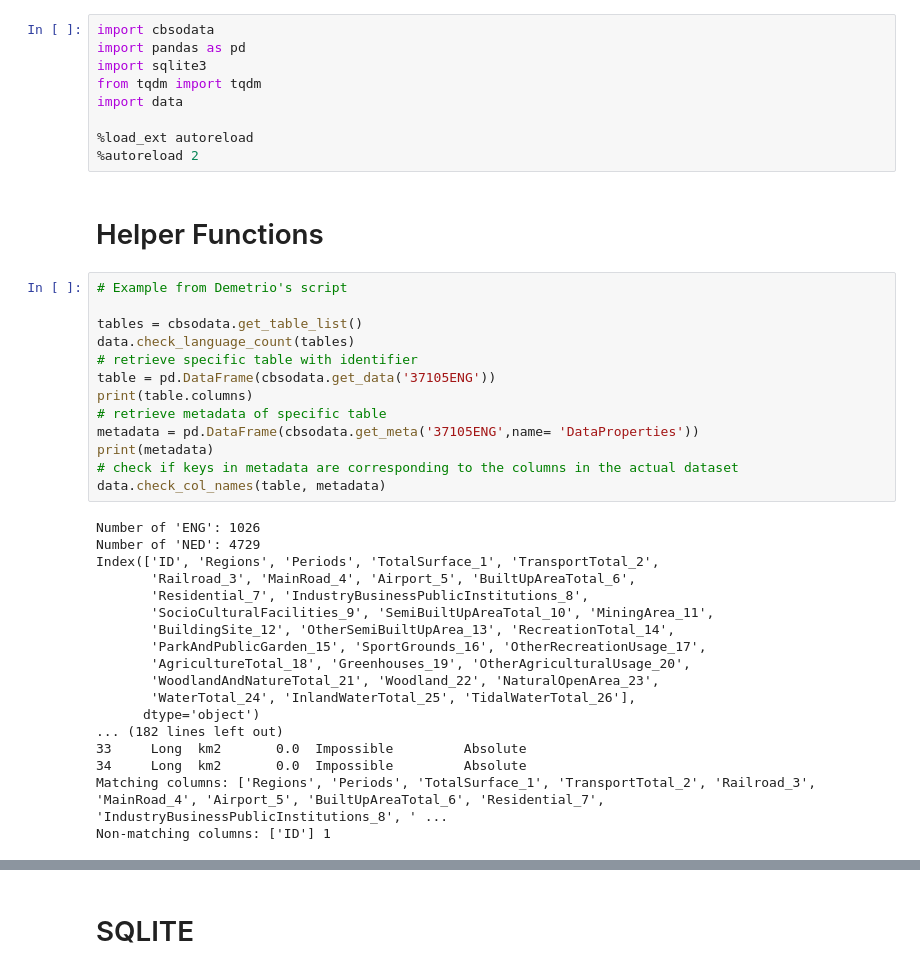
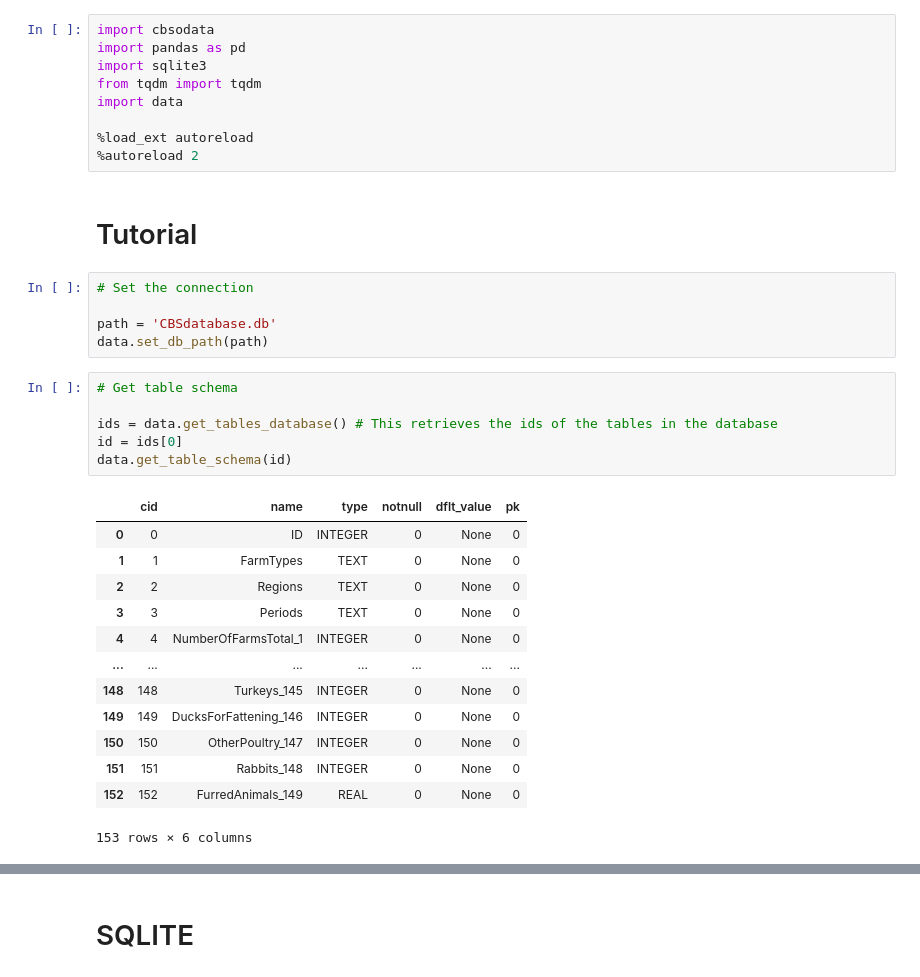
Before and after one commit to DominicVerschoor/CBS-Statistical-Assistant, a Jupyter notebook: data/api2sqldb.ipynb, the cells around one changed output, grey strips where cells are left out. Cells and saved outputs as stored; diff of their text form.

```diff
--- a/data/api2sqldb.ipynb
+++ b/data/api2sqldb.ipynb
@@ -7,36 +7,30 @@ import data
 
 %load_ext autoreload
 %autoreload 2
-# %% [markdown]
-# Helper Functions
-# %%
-# Example from Demetrio's script
-
-tables = cbsodata.get_table_list()
-data.check_language_count(tables)
-# retrieve specific table with identifier
-table = pd.DataFrame(cbsodata.get_data('37105ENG'))
-print(table.columns)
-# retrieve metadata of specific table
-metadata = pd.DataFrame(cbsodata.get_meta('37105ENG',name= 'DataProperties'))
-print(metadata)
-# check if keys in metadata are corresponding to the columns in the actual dataset
-data.check_col_names(table, metadata)
-# %% [output]
-Number of 'ENG': 1026
-Number of 'NED': 4729
-Index(['ID', 'Regions', 'Periods', 'TotalSurface_1', 'TransportTotal_2',
-       'Railroad_3', 'MainRoad_4', 'Airport_5', 'BuiltUpAreaTotal_6',
-       'Residential_7', 'IndustryBusinessPublicInstitutions_8',
-       'SocioCulturalFacilities_9', 'SemiBuiltUpAreaTotal_10', 'MiningArea_11',
-       'BuildingSite_12', 'OtherSemiBuiltUpArea_13', 'RecreationTotal_14',
-       'ParkAndPublicGarden_15', 'SportGrounds_16', 'OtherRecreationUsage_17',
-       'AgricultureTotal_18', 'Greenhouses_19', 'OtherAgriculturalUsage_20',
-       'WoodlandAndNatureTotal_21', 'Woodland_22', 'NaturalOpenArea_23',
-       'WaterTotal_24', 'InlandWaterTotal_25', 'TidalWaterTotal_26'],
-      dtype='object')
-... (182 lines left out)
-33     Long  km2       0.0  Impossible         Absolute
-34     Long  km2       0.0  Impossible         Absolute
-Matching columns: ['Regions', 'Periods', 'TotalSurface_1', 'TransportTotal_2', 'Railroad_3', 'MainRoad_4', 'Airport_5', 'BuiltUpAreaTotal_6', 'Residential_7', 'IndustryBusinessPublicInstitutions_8', ' ...
-Non-matching columns: ['ID'] 1
+# %% [markdown]
+# Tutorial
+# %%
+# Set the connection
+
+path = 'CBSdatabase.db'
+data.set_db_path(path)
+# %%
+# Get table schema
+
+ids = data.get_tables_database() # This retrieves the ids of the tables in the database
+id = ids[0]
+data.get_table_schema(id)
+# %% [output]
+|  | cid | name | type | notnull | dflt_value | pk |
+| 0 | 0 | ID | INTEGER | 0 | None | 0 |
+| 1 | 1 | FarmTypes | TEXT | 0 | None | 0 |
+| 2 | 2 | Regions | TEXT | 0 | None | 0 |
+| 3 | 3 | Periods | TEXT | 0 | None | 0 |
+| 4 | 4 | NumberOfFarmsTotal_1 | INTEGER | 0 | None | 0 |
+| ... | ... | ... | ... | ... | ... | ... |
+| 148 | 148 | Turkeys_145 | INTEGER | 0 | None | 0 |
+| 149 | 149 | DucksForFattening_146 | INTEGER | 0 | None | 0 |
+| 150 | 150 | OtherPoultry_147 | INTEGER | 0 | None | 0 |
+| 151 | 151 | Rabbits_148 | INTEGER | 0 | None | 0 |
+| 152 | 152 | FurredAnimals_149 | REAL | 0 | None | 0 |
+153 rows × 6 columns
```
Also changed, not shown: parts of 4 cells of this notebook, 1 other file.
